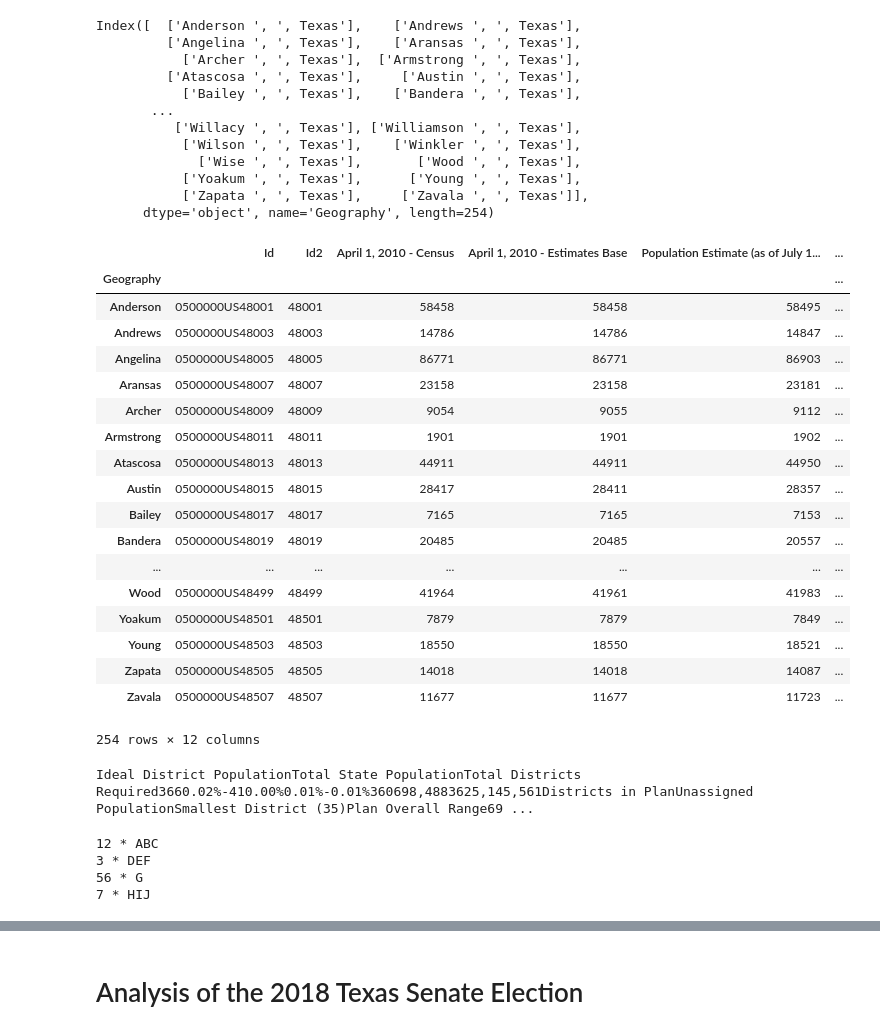
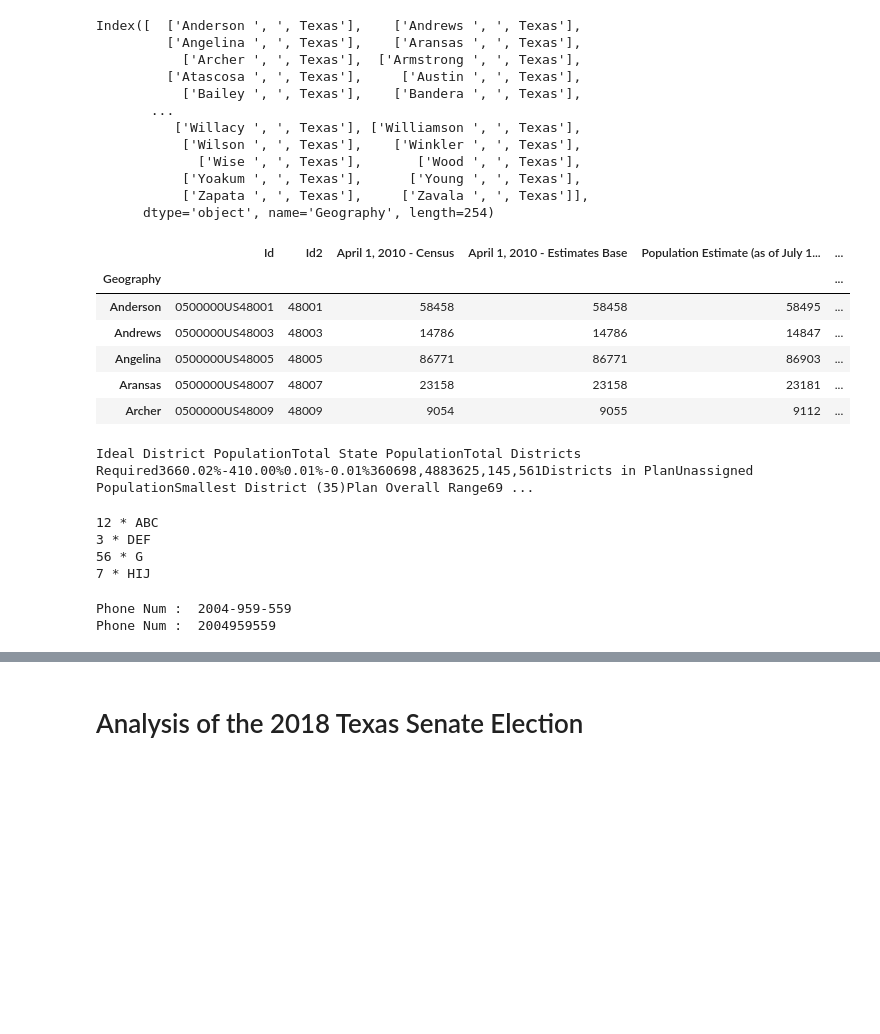
Before and after one commit to sjoseph1848/TexasPopPolitics, a Jupyter notebook: Texas_Pop_Data.ipynb, the cells around one changed output, grey strips where cells are left out. Cells and saved outputs as stored; diff of their text form; code cells hidden in the pictures; blank space fills up the shorter version.

```diff
--- a/Texas_Pop_Data.ipynb
+++ b/Texas_Pop_Data.ipynb
@@ -55,27 +43,15 @@ census_10_17.index = names_ids.str[0]
 # %%
 #Cleaner Index:
 
-census_10_17
+census_10_17.head()
 # %% [output]
 |  | Id | Id2 | April 1, 2010 - Census | April 1, 2010 - Estimates Base | Population Estimate (as of July 1... | ... |
 | Geography |  |  |  |  |  | ... |
 | Anderson | 0500000US48001 | 48001 | 58458 | 58458 | 58495 | ... |
 | Andrews | 0500000US48003 | 48003 | 14786 | 14786 | 14847 | ... |
 | Angelina | 0500000US48005 | 48005 | 86771 | 86771 | 86903 | ... |
 | Aransas | 0500000US48007 | 48007 | 23158 | 23158 | 23181 | ... |
 | Archer | 0500000US48009 | 48009 | 9054 | 9055 | 9112 | ... |
-| Armstrong | 0500000US48011 | 48011 | 1901 | 1901 | 1902 | ... |
-| Atascosa | 0500000US48013 | 48013 | 44911 | 44911 | 44950 | ... |
-| Austin | 0500000US48015 | 48015 | 28417 | 28411 | 28357 | ... |
-| Bailey | 0500000US48017 | 48017 | 7165 | 7165 | 7153 | ... |
-| Bandera | 0500000US48019 | 48019 | 20485 | 20485 | 20557 | ... |
-| ... | ... | ... | ... | ... | ... | ... |
-| Wood | 0500000US48499 | 48499 | 41964 | 41961 | 41983 | ... |
-| Yoakum | 0500000US48501 | 48501 | 7879 | 7879 | 7849 | ... |
-| Young | 0500000US48503 | 48503 | 18550 | 18550 | 18521 | ... |
-| Zapata | 0500000US48505 | 48505 | 14018 | 14018 | 14087 | ... |
-| Zavala | 0500000US48507 | 48507 | 11677 | 11677 | 11723 | ... |
-254 rows × 12 columns
 # %%
 #Now that file is cleaned up, lets get some data on who lives in each county
 # %%
@@ -108,8 +84,9 @@ while count < num_pages:
 
 # closing the pdf file object
 pdfFileObj.close()
-# %%
-print(text)
-# %% [output]
-Ideal District PopulationTotal State PopulationTotal Districts Required3660.02%-410.00%0.01%-0.01%360698,4883625,145,561Districts in PlanUnassigned PopulationSmallest District (35)Plan Overall Range69 ...
+# %%
+#This file is a little too unstructured and may require a different way to parse the data.
+print(text)
+# %% [output]
+Ideal District PopulationTotal State PopulationTotal Districts Required3660.02%-410.00%0.01%-0.01%360698,4883625,145,561Districts in PlanUnassigned PopulationSmallest District (35)Plan Overall Range69 ...
 # %%
@@ -127,3 +104,17 @@ for (letters, numbers) in re.findall(pattern, s):
 3 * DEF
 56 * G
 7 * HIJ
+# %%
+#Another Example
+phone = "2004-959-559 # This is Phone Number"
+
+# Delete Python-style comments
+num = re.sub(r'#.*$', "", phone)
+print("Phone Num : ", num)
+
+# Remove anything other than digits
+num = re.sub(r'\D', "", phone)
+print("Phone Num : ", num)
+# %% [output]
+Phone Num :  2004-959-559
+Phone Num :  2004959559
```
Also changed, not shown: parts of 9 cells of this notebook, 4 other files.
